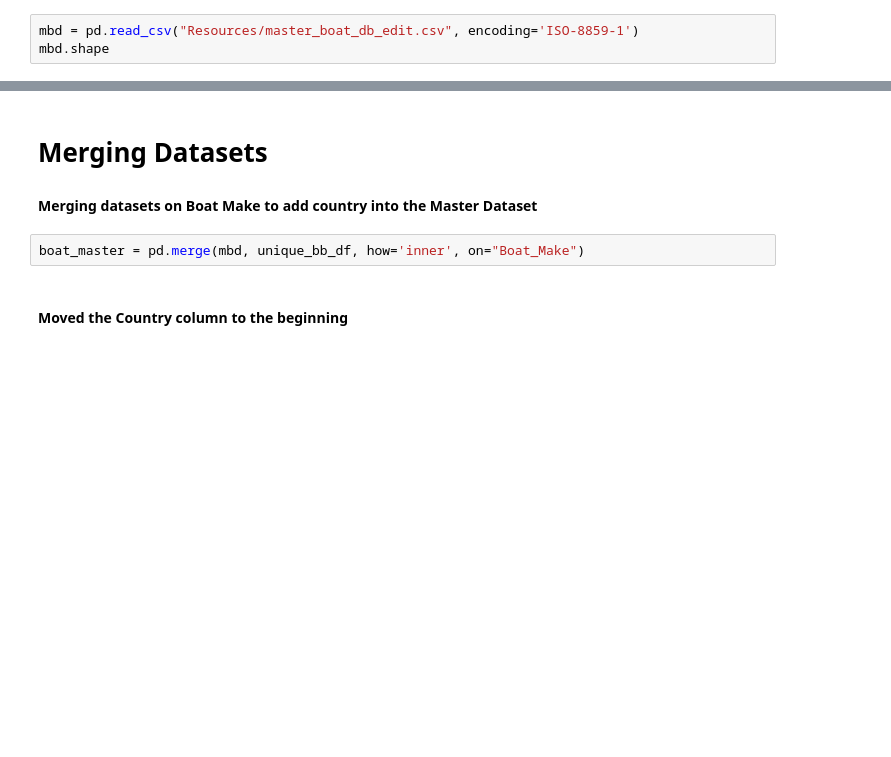
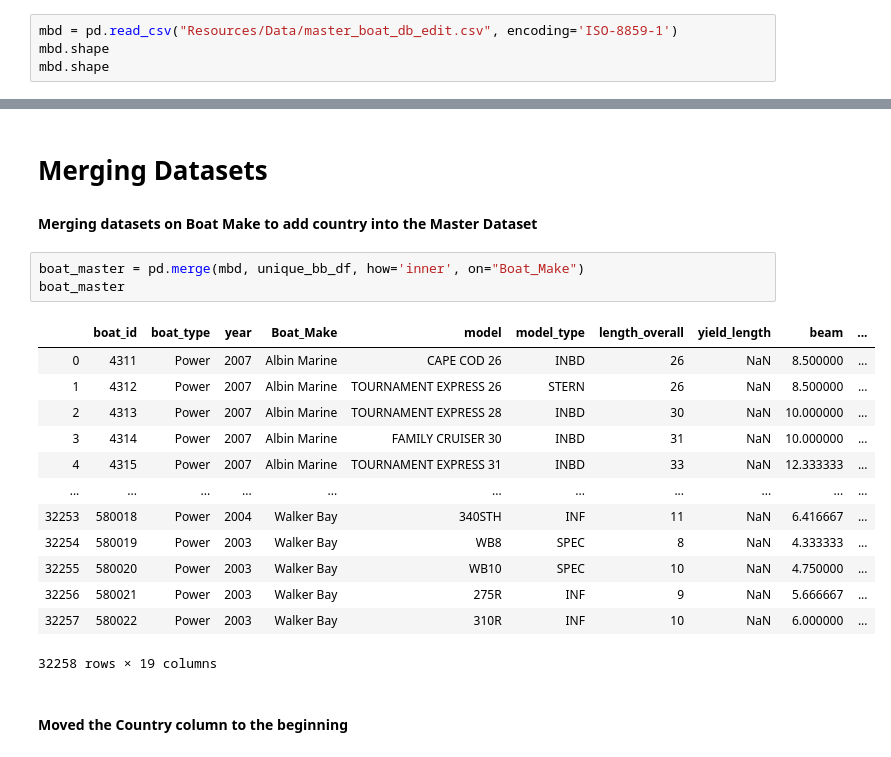
Before and after one commit to abejones26/downtown_docks, a Jupyter notebook: boat_master.ipynb, the cells around one changed output, grey strips where cells are left out. Drawn from its saved outputs; the diff is of its cells as text; blank space fills up the shorter version.

```diff
--- a/boat_master.ipynb
+++ b/boat_master.ipynb
@@ -16,8 +29,9 @@ bb_df.shape
 # %% [markdown]
 ### Master Boat Database
 # %%
-mbd = pd.read_csv("Resources/master_boat_db_edit.csv", encoding='ISO-8859-1')
+mbd = pd.read_csv("Resources/Data/master_boat_db_edit.csv", encoding='ISO-8859-1')
 mbd.shape
+mbd.shape
 # %% [output]
 (591435, 18)
 # %% [markdown]
@@ -81,6 +95,21 @@ gp_bb_df
 #### Merging datasets on Boat Make to add country into the Master Dataset
 # %%
 boat_master = pd.merge(mbd, unique_bb_df, how='inner', on="Boat_Make")
+boat_master
+# %% [output]
+|  | boat_id | boat_type | year | Boat_Make | model | model_type | length_overall | yield_length | beam | ... |
+| 0 | 4311 | Power | 2007 | Albin Marine | CAPE COD 26 | INBD | 26 | NaN | 8.500000 | ... |
+| 1 | 4312 | Power | 2007 | Albin Marine | TOURNAMENT EXPRESS 26 | STERN | 26 | NaN | 8.500000 | ... |
+| 2 | 4313 | Power | 2007 | Albin Marine | TOURNAMENT EXPRESS 28 | INBD | 30 | NaN | 10.000000 | ... |
+| 3 | 4314 | Power | 2007 | Albin Marine | FAMILY CRUISER 30 | INBD | 31 | NaN | 10.000000 | ... |
+| 4 | 4315 | Power | 2007 | Albin Marine | TOURNAMENT EXPRESS 31 | INBD | 33 | NaN | 12.333333 | ... |
+| ... | ... | ... | ... | ... | ... | ... | ... | ... | ... | ... |
+| 32253 | 580018 | Power | 2004 | Walker Bay | 340STH | INF | 11 | NaN | 6.416667 | ... |
+| 32254 | 580019 | Power | 2003 | Walker Bay | WB8 | SPEC | 8 | NaN | 4.333333 | ... |
+| 32255 | 580020 | Power | 2003 | Walker Bay | WB10 | SPEC | 10 | NaN | 4.750000 | ... |
+| 32256 | 580021 | Power | 2003 | Walker Bay | 275R | INF | 9 | NaN | 5.666667 | ... |
+| 32257 | 580022 | Power | 2003 | Walker Bay | 310R | INF | 10 | NaN | 6.000000 | ... |
+32258 rows × 19 columns
 # %% [markdown]
 #### Moved the Country column to the beginning
 # %%
```
Also changed, not shown: parts of 5 cells of this notebook, 12 other files.
